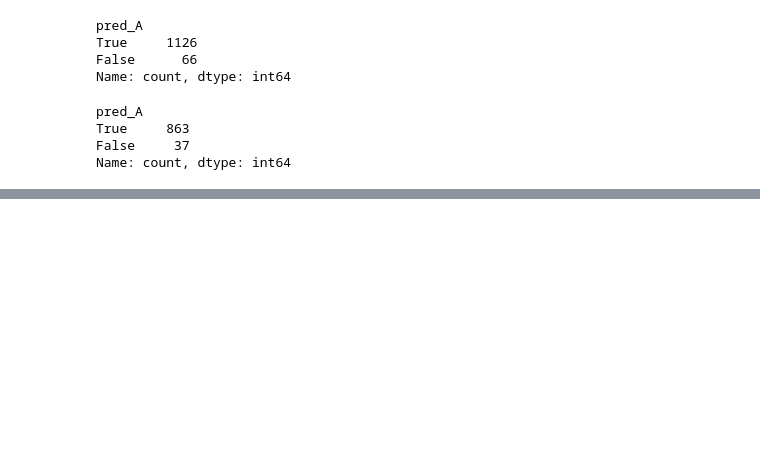
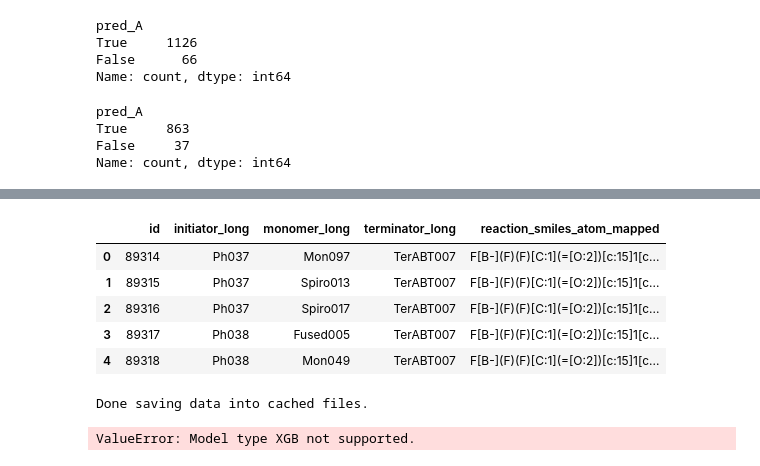
Before and after one commit to jugoetz/synferm-predictions, a Jupyter notebook: notebooks/inference_validation-plate_2023-12-20.ipynb, the cells around one changed output, grey strips where cells are left out. Saved outputs shown, nothing was run; the diff lists cells and outputs as text; code cells hidden in the pictures; blank space fills up the shorter version.

```diff
--- a/notebooks/inference_validation-plate_2023-12-20.ipynb
+++ b/notebooks/inference_validation-plate_2023-12-20.ipynb
@@ -228,0 +238,40 @@ Name: count, dtype: int64
+# %%
+# Import reactionSMILES
+df = pd.read_csv(DATA_ROOT / "exp101_reactionSMILES.csv")
+df.head()
+# %% [output]
+|  | id | initiator_long | monomer_long | terminator_long | reaction_smiles_atom_mapped |
+| 0 | 89314 | Ph037 | Mon097 | TerABT007 | F[B-](F)(F)[C:1](=[O:2])[c:15]1[c... |
+| 1 | 89315 | Ph037 | Spiro013 | TerABT007 | F[B-](F)(F)[C:1](=[O:2])[c:15]1[c... |
+| 2 | 89316 | Ph037 | Spiro017 | TerABT007 | F[B-](F)(F)[C:1](=[O:2])[c:15]1[c... |
+| 3 | 89317 | Ph038 | Fused005 | TerABT007 | F[B-](F)(F)[C:1](=[O:2])[c:15]1[c... |
+| 4 | 89318 | Ph038 | Mon049 | TerABT007 | F[B-](F)(F)[C:1](=[O:2])[c:15]1[c... |
+# %%
+# instantiate data set. This will also take a moment
+data = SynFermDataset(
+    name="exp101_reactionSMILES.csv",
+    raw_dir=DATA_ROOT,
+    reaction=True,
+    global_features=["FP", ],
+    global_featurizer_state_dict_path=None,
+    graph_type="bond_edges",
+    featurizers="custom",
+    smiles_columns=["reaction_smiles_atom_mapped"],
+    label_columns=None,
+    task="multilabel"
+)
+# %% [output]
+Done saving data into cached files.
+# %%
+# run the predictions
+probabilities_1D = []
+# load the trained models
+for model in model_1D:
+    # can we use load_sklearn_model() or is this outdated?
+    model_fold = pkl.load(model)
+    # prepare data
+    dl = DataLoader(data, collate_fn=collate_fn, num_workers=0)
+    # predict
+    probabilities_1D.append(torch.sigmoid(torch.concat(trainer.predict(model_fold, dl))))
+# %% [output]
+ValueError: Model type XGB not supported.
```
Also changed, not shown: parts of 2 cells of this notebook, 4 other files.
